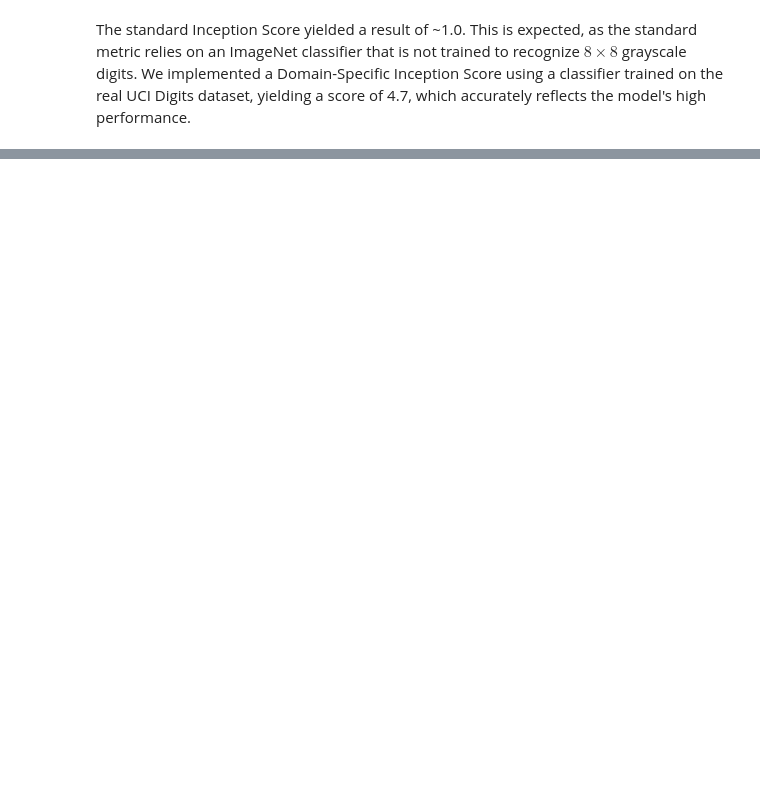
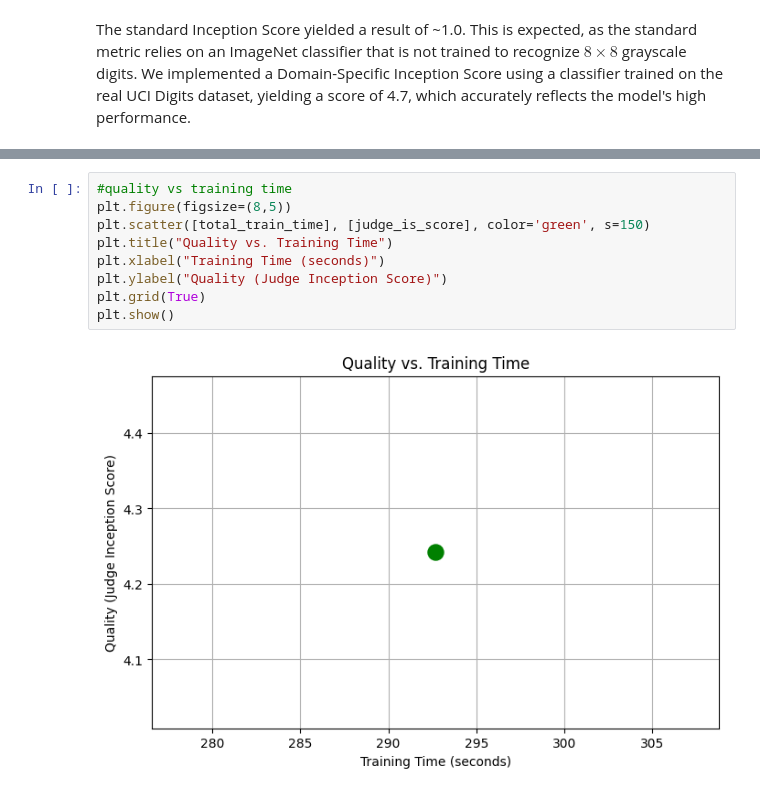
Before and after one commit to DevArtech/csc-4631-final-project, a Jupyter notebook: Standard_GAN.ipynb, the cells around one changed output, grey strips where cells are left out. Saved outputs shown, nothing was run; the diff lists cells and outputs as text; blank space fills up the shorter version.

```diff
--- a/Standard_GAN.ipynb
+++ b/Standard_GAN.ipynb
@@ -485,0 +586,11 @@ The standard Inception Score yielded a result of ~1.0. This is expected, as the
+# %%
+#quality vs training time
+plt.figure(figsize=(8,5))
+plt.scatter([total_train_time], [judge_is_score], color='green', s=150)
+plt.title("Quality vs. Training Time")
+plt.xlabel("Training Time (seconds)")
+plt.ylabel("Quality (Judge Inception Score)")
+plt.grid(True)
+plt.show()
+# %% [output]
+[figure, added]
```
Also changed, not shown: parts of 17 cells of this notebook.
